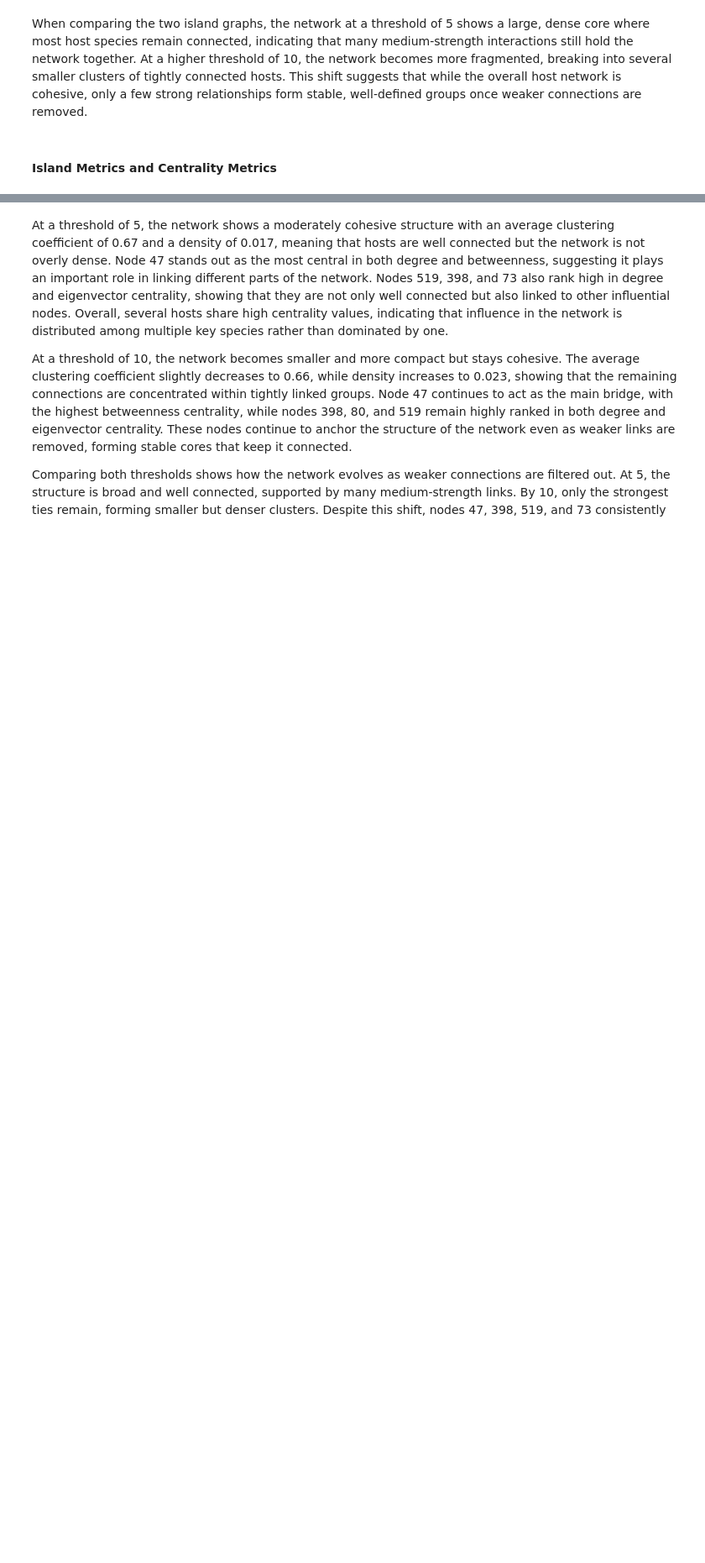
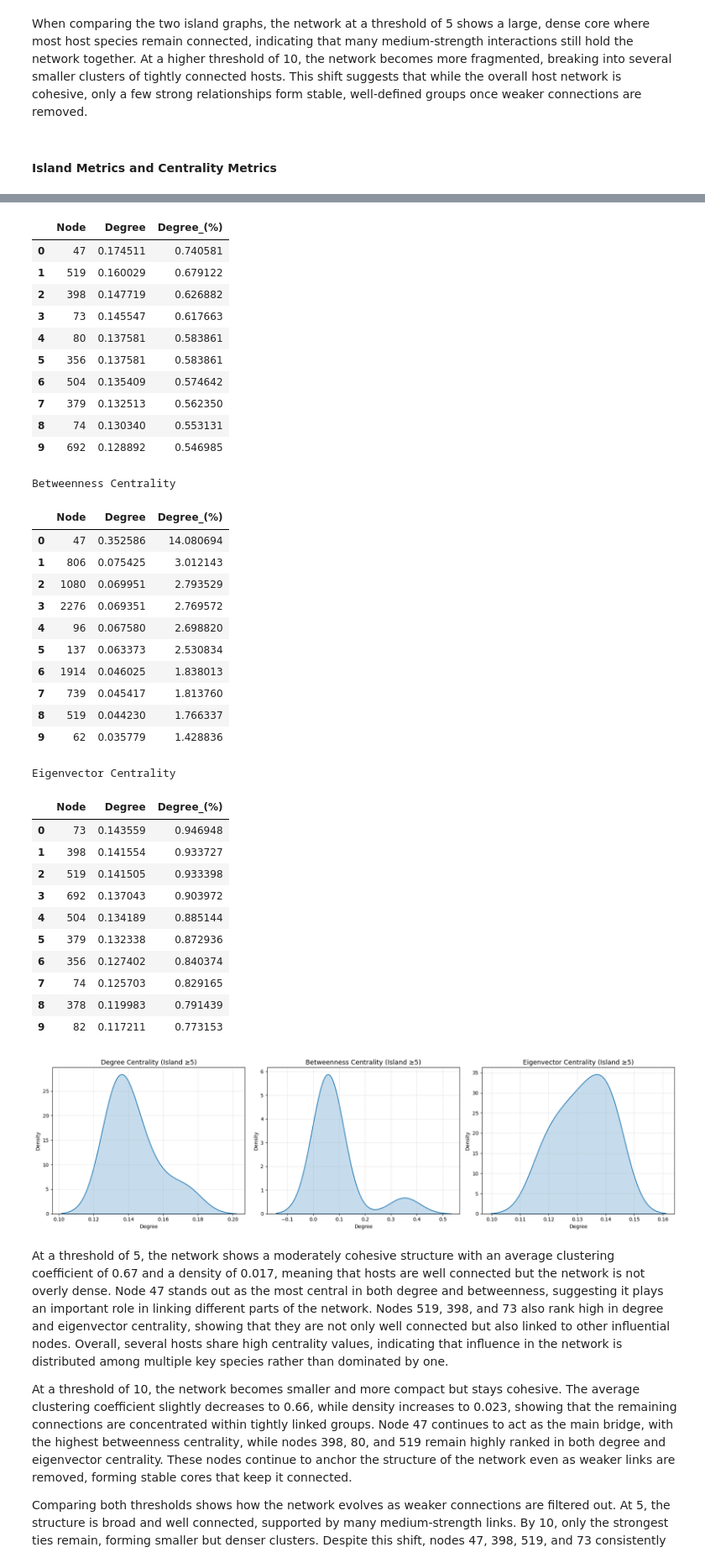
Before and after one commit to Sirwel/Data-620, a Jupyter notebook: project_2/project_2.ipynb, the cells around one changed output, grey strips where cells are left out. Shown at 84% size. Cells and saved outputs as stored; diff of their text form; code cells hidden in the pictures; blank space fills up the shorter version.

Commit message:
Adding density plots to project 2

```diff
--- a/project_2/project_2.ipynb
+++ b/project_2/project_2.ipynb
@@ -347,0 +328,19 @@ Degree Centrality
+# %%
+# Analyze Host Island ≥5
+host_island_5_results = analyze_island_metrics(
+    host_graph_5_comp,
+    top_n=10,
+    graph_label="Host Island ≥5"
+)
+
+# Plot the density plots for Island ≥5
+plot_island_density_row(
+    host_island_5_results,
+    ["degree_centrality", "betweenness_centrality", "eigenvector_centrality"],
+    [
+        "Degree Centrality (Island ≥5)",
+        "Betweenness Centrality (Island ≥5)",
+        "Eigenvector Centrality (Island ≥5)"
+    ]
+)
+# %% [output]
@@ -348,3 +353,39 @@ Degree Centrality
+|  | Node | Degree | Degree_(%) |
+| 0 | 47 | 0.174511 | 0.740581 |
+| 1 | 519 | 0.160029 | 0.679122 |
+| 2 | 398 | 0.147719 | 0.626882 |
+| 3 | 73 | 0.145547 | 0.617663 |
+| 4 | 80 | 0.137581 | 0.583861 |
+| 5 | 356 | 0.137581 | 0.583861 |
+| 6 | 504 | 0.135409 | 0.574642 |
+| 7 | 379 | 0.132513 | 0.562350 |
+| 8 | 74 | 0.130340 | 0.553131 |
+| 9 | 692 | 0.128892 | 0.546985 |
+Betweenness Centrality
+|  | Node | Degree | Degree_(%) |
+| 0 | 47 | 0.352586 | 14.080694 |
+| 1 | 806 | 0.075425 | 3.012143 |
+| 2 | 1080 | 0.069951 | 2.793529 |
+| 3 | 2276 | 0.069351 | 2.769572 |
+| 4 | 96 | 0.067580 | 2.698820 |
+| 5 | 137 | 0.063373 | 2.530834 |
+| 6 | 1914 | 0.046025 | 1.838013 |
+| 7 | 739 | 0.045417 | 1.813760 |
+| 8 | 519 | 0.044230 | 1.766337 |
+| 9 | 62 | 0.035779 | 1.428836 |
+Eigenvector Centrality
+|  | Node | Degree | Degree_(%) |
+| 0 | 73 | 0.143559 | 0.946948 |
+| 1 | 398 | 0.141554 | 0.933727 |
+| 2 | 519 | 0.141505 | 0.933398 |
+| 3 | 692 | 0.137043 | 0.903972 |
+| 4 | 504 | 0.134189 | 0.885144 |
+| 5 | 379 | 0.132338 | 0.872936 |
+| 6 | 356 | 0.127402 | 0.840374 |
+| 7 | 74 | 0.125703 | 0.829165 |
+| 8 | 378 | 0.119983 | 0.791439 |
+| 9 | 82 | 0.117211 | 0.773153 |
+[figure, added]
 # %% [markdown]
 At a threshold of 5, the network shows a moderately cohesive structure with an average clustering coefficient of 0.67 and a density of 0.017, meaning that hosts are well connected but the network is not overly dense. Node 47 stands out as the most central in both degree and betweenness, suggesting it plays an important role in linking different parts of the network. Nodes 519, 398, and 73 also rank high in degree and eigenvector centrality, showing that they are not only well connected but also linked to other influential nodes. Overall, several hosts share high centrality values, indicating that influence in the network is distributed among multiple key species rather than dominated by one.
 
```
Also changed, not shown: parts of 24 cells of this notebook.
